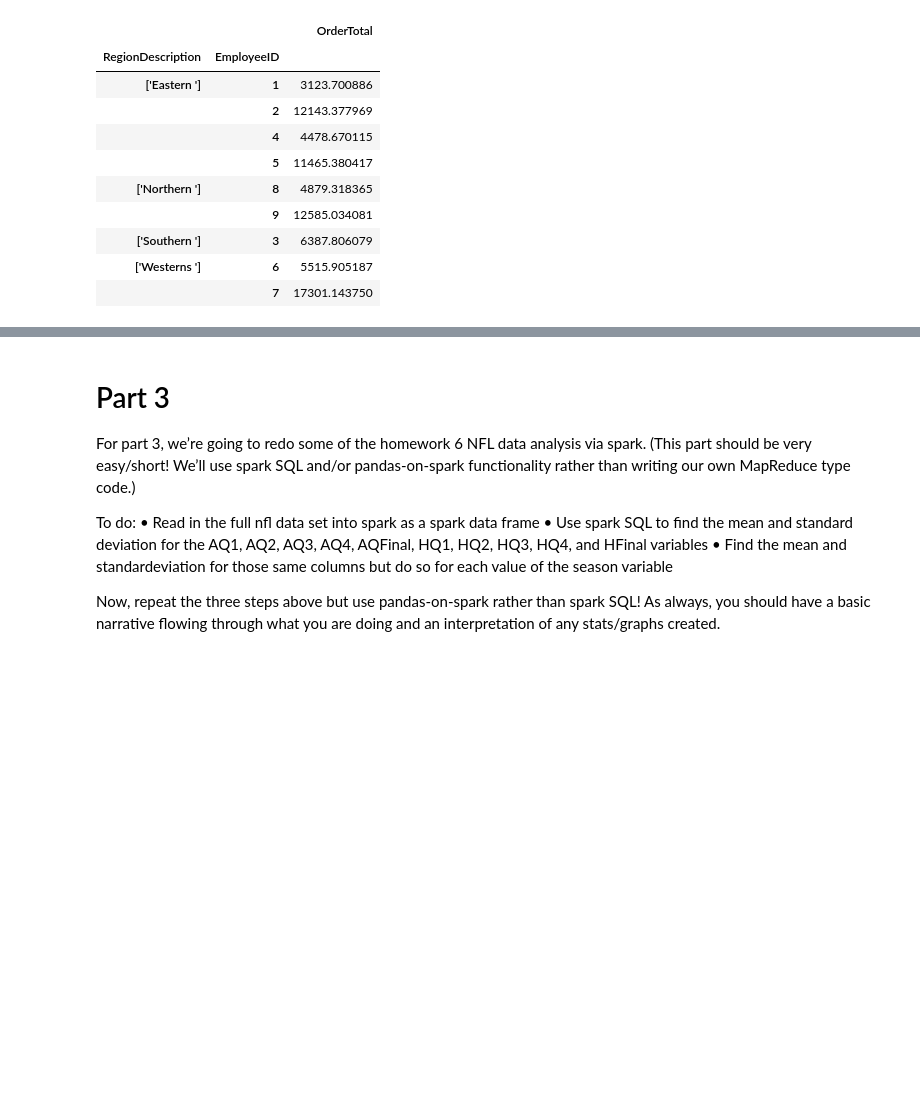
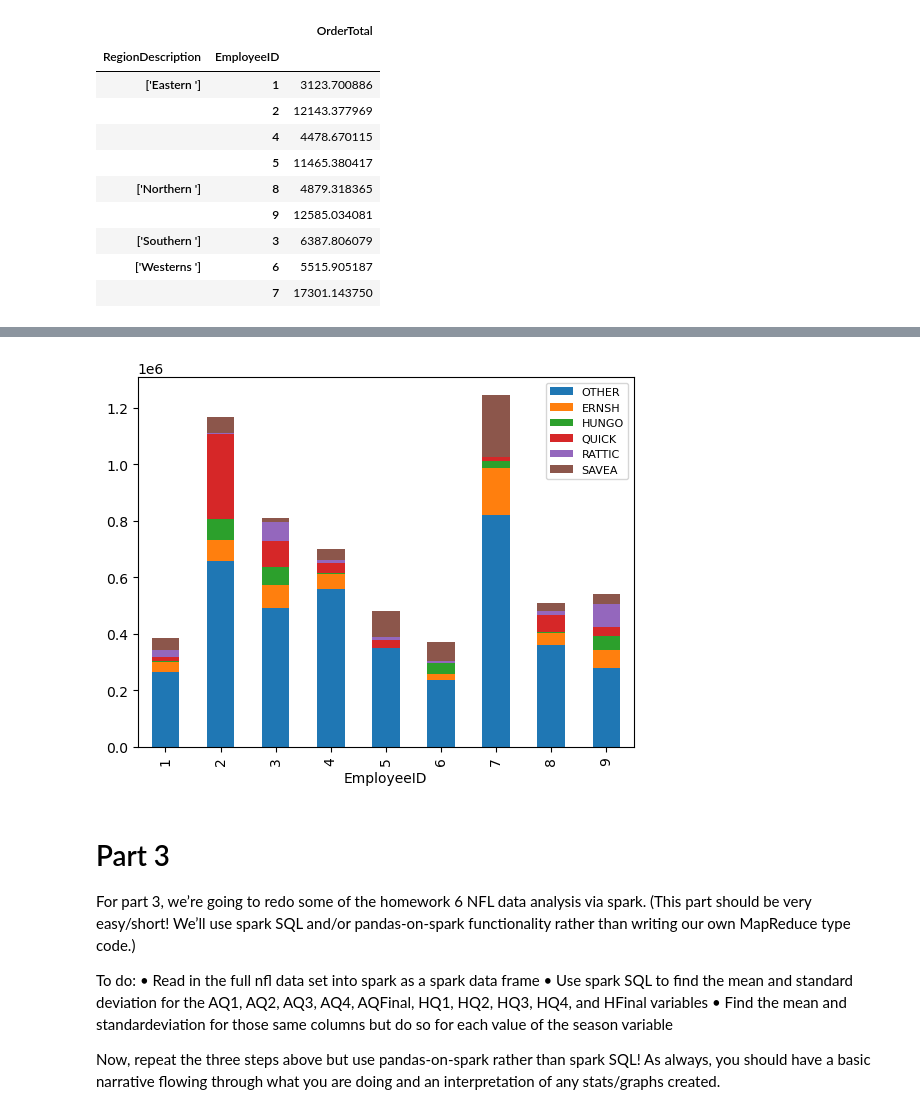
Before and after one commit to kamckeev/BigData1, a Jupyter notebook: Project2_Official.ipynb, the cells around one changed output, grey strips where cells are left out. Cells and saved outputs as stored; diff of their text form; code cells hidden in the pictures; blank space fills up the shorter version.

```diff
--- a/Project2_Official.ipynb
+++ b/Project2_Official.ipynb
@@ -194,0 +383,6 @@ EmpSales_df.corr()
+# %%
+# get the list of top 5 customer
+top5_customer = list(Emp_Sales_df.groupby('CustomerID')['ProductTotal'].sum().sort_values(ascending=False).index[:5])
+#
+#Emp_Sales_df['NewCustomerID'] =
+top5_customer
@@ -194,0 +391,17 @@ EmpSales_df.corr()
+# %%
+newCustomerID = []
+for x in list(Emp_Sales_df['CustomerID']):
+    if x in top5_customer:
+        newCustomerID.append(x)
+    else:
+        newCustomerID.append('OTHER')
+#newCustomerID
+Emp_Sales_df['NewCustomerID'] = newCustomerID
+#Emp_Sales_df.head(5)
+# %%
+client_df= pd.DataFrame(zip(Emp_Sales_df.groupby('OrderID')['NewCustomerID'].unique().astype(str),
+                            Emp_Sales_df.groupby('OrderID')['EmployeeID'].unique().astype(int),
+                        Emp_Sales_df.groupby('OrderID')['ProductTotal'].sum()),
+                     columns = ['NewCustomerID','EmployeeID','ProductTotal'])
+client_df=client_df.rename(columns={'ProductTotal':'OrderTotal'})
+client_df.head()
@@ -194,0 +415,8 @@ EmpSales_df.corr()
+# %%
+emp_client_df=pd.DataFrame(client_df.groupby(["EmployeeID","NewCustomerID"])["OrderTotal"].sum()).reset_index()
+
+emp_client_pivot = pd.pivot_table(data = emp_client_df, index = ["EmployeeID"], columns = ["NewCustomerID"])
+# reorder. set OTHER as the first one
+emp_client_pivot = emp_client_pivot.iloc[:,[2, 0, 1, 3, 4, 5]]
+
+emp_client_pivot
@@ -195,3 +436,11 @@ EmpSales_df.corr()
+# %%
+fig, ax = plt.subplots()
+#plt.title('Top five customers and associate interaction')
+emp_client_pivot.plot.bar(stacked=True, ax = ax)
+ax.legend(['OTHER', 'ERNSH', 'HUNGO', 'QUICK', 'RATTIC', 'SAVEA'], prop={'size': 8})
+plt.show()
+# %% [output]
+[figure, added]
 # %% [markdown]
 # Part 3
 For part 3, we’re going to redo some of the homework 6 NFL data analysis via spark. (This part should be very easy/short! We’ll use spark SQL and/or pandas-on-spark functionality rather than writing our own MapReduce type code.)
```
Also changed, not shown: parts of 28 cells of this notebook, 1 other file.
